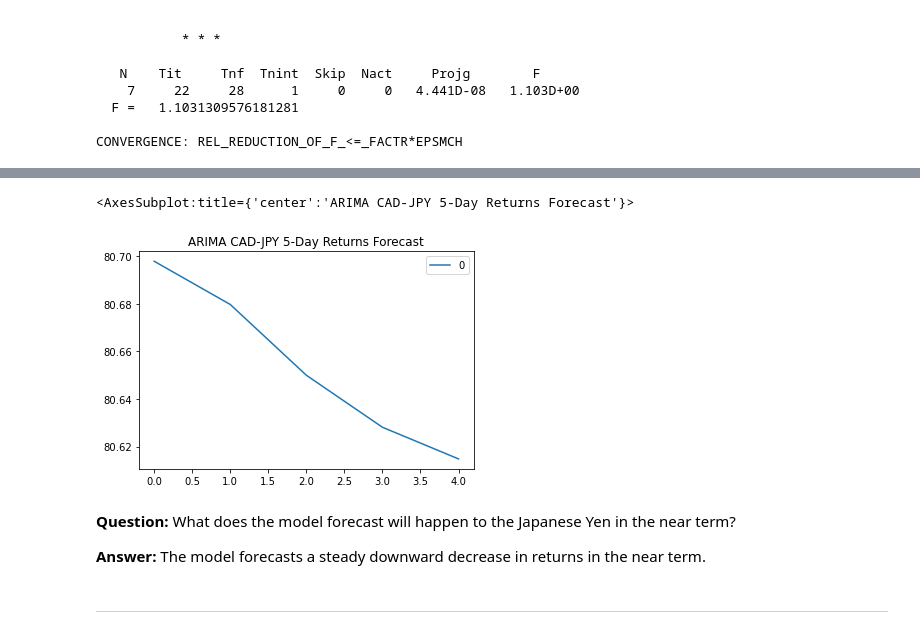
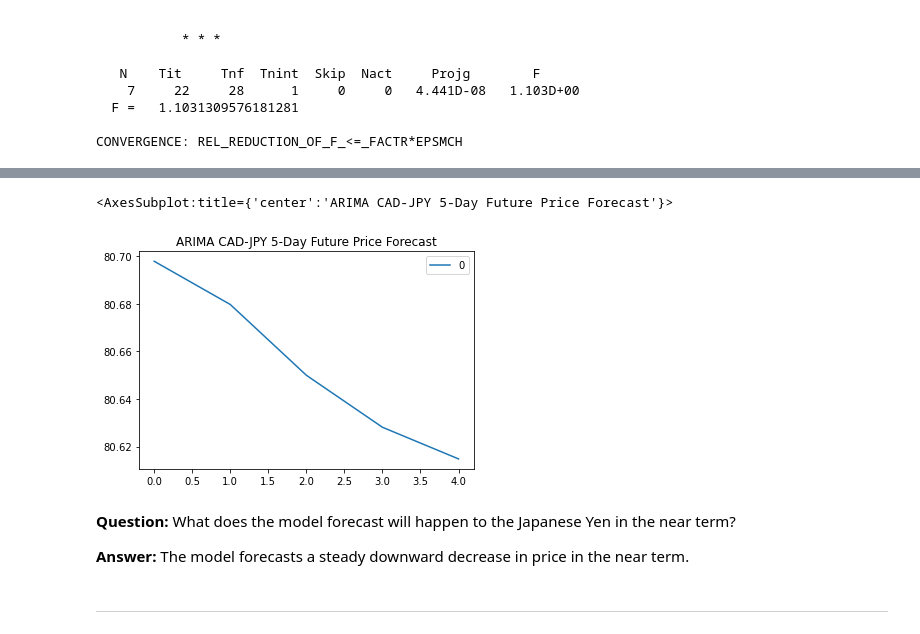
Before and after one commit to tyedem/Yen_For_The_Future, a Jupyter notebook: time_series_analysis.ipynb, the cells around one changed output, grey strips where cells are left out. Saved outputs shown, nothing was run; the diff lists cells and outputs as text; code cells hidden in the pictures.

```diff
--- a/time_series_analysis.ipynb
+++ b/time_series_analysis.ipynb
@@ -260,14 +274,14 @@ Roots
 | MA.1 | 2.1893 | +0.0000j | 2.1893 | 0.0000 |
 # %%
 # Plot the 5 Day Price Forecast
-pd.DataFrame(arima_results.forecast(steps=5)[0]).plot(title="ARIMA CAD-JPY 5-Day Futures Forecast")
+pd.DataFrame(arima_results.forecast(steps=5)[0]).plot(title="ARIMA CAD-JPY 5-Day Future Price Forecast")
 # %% [output]
-<AxesSubplot:title={'center':'ARIMA CAD-JPY 5-Day Returns Forecast'}>
+<AxesSubplot:title={'center':'ARIMA CAD-JPY 5-Day Future Price Forecast'}>
-[figure, old version]
+[figure, new version]
 # %% [markdown]
 **Question:** What does the model forecast will happen to the Japanese Yen in the near term?
 
-**Answer:** The model forecasts a steady downward decrease in returns in the near term.
+**Answer:** The model forecasts a steady downward decrease in price in the near term.
 # %% [markdown]
 ---
 # %% [markdown]
```
Also changed, not shown: parts of 12 cells of this notebook, 2 other files.
